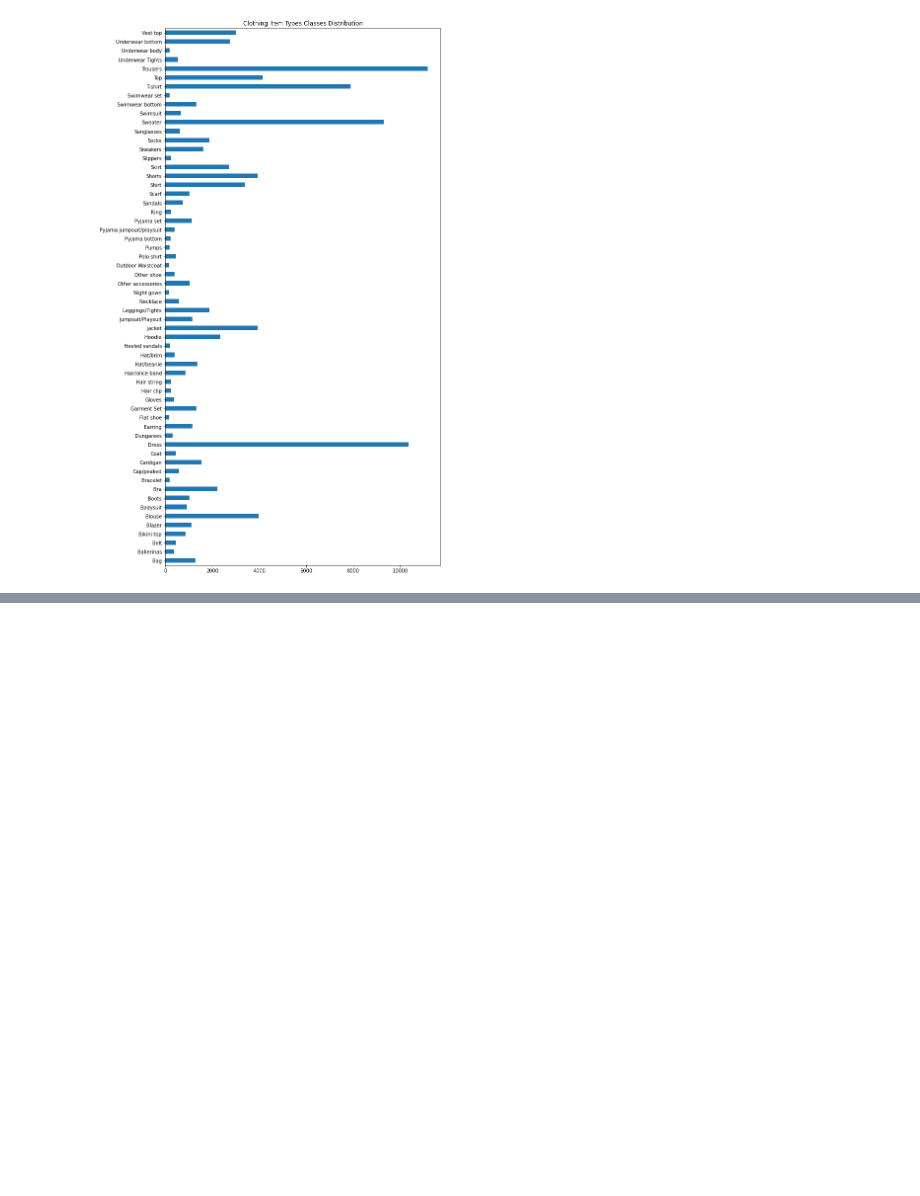
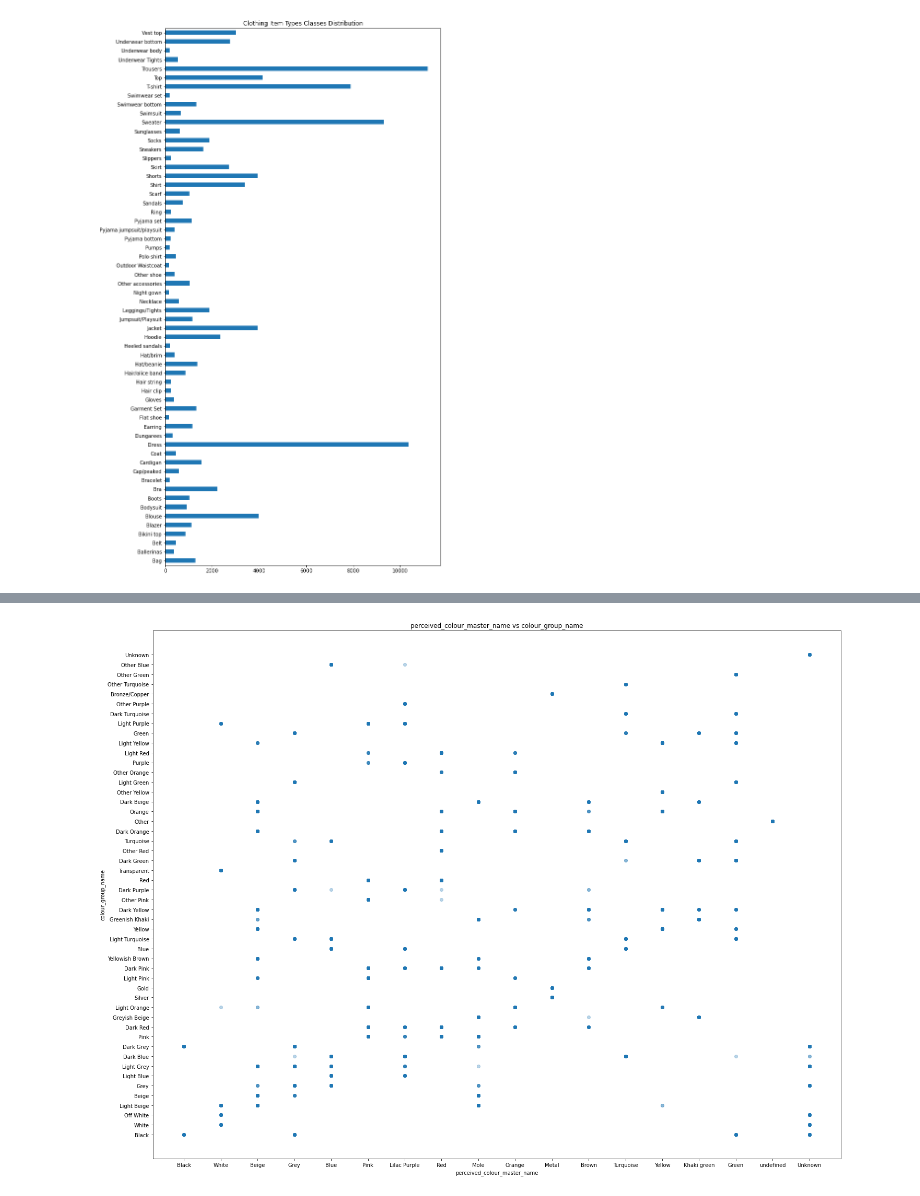
Before and after one commit to kuzmatsukanov/kuzma_omri_noa_data_project, a Jupyter notebook: Final_Project_EDA_Omri.ipynb, the cells around one changed output, grey strips where cells are left out. Cells and saved outputs as stored; diff of their text form; code cells hidden in the pictures; blank space fills up the shorter version.

```diff
--- a/Final_Project_EDA_Omri.ipynb
+++ b/Final_Project_EDA_Omri.ipynb
@@ -109,0 +200,12 @@ plt.show()
+# %%
+filtered_df2 = filtered_df[(filtered_df.perceived_colour_master_name != 'Yellowish Green') & (filtered_df.perceived_colour_master_name != 'Bluish Green')]
+# %%
+plt.figure(figsize=(20,15))
+plt.scatter('perceived_colour_master_name', 'colour_group_name', data=filtered_df2, alpha = 0.3)
+plt.title(f'perceived_colour_master_name vs colour_group_name')
+plt.xlabel('perceived_colour_master_name')
+plt.ylabel('colour_group_name')
+plt.tight_layout()
+plt.show();
+# %% [output]
+[figure, added]
```
Also changed, not shown: parts of 16 cells of this notebook.
